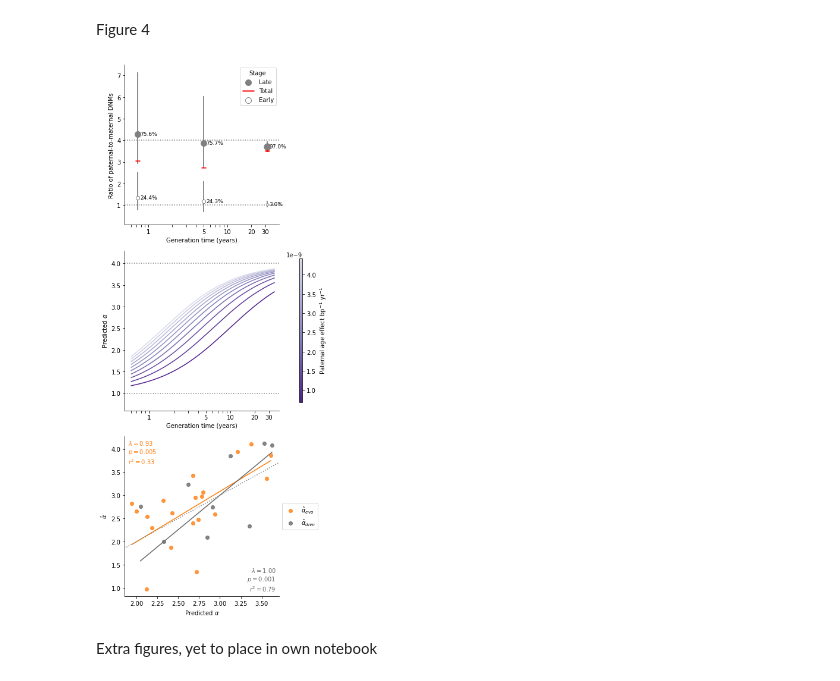
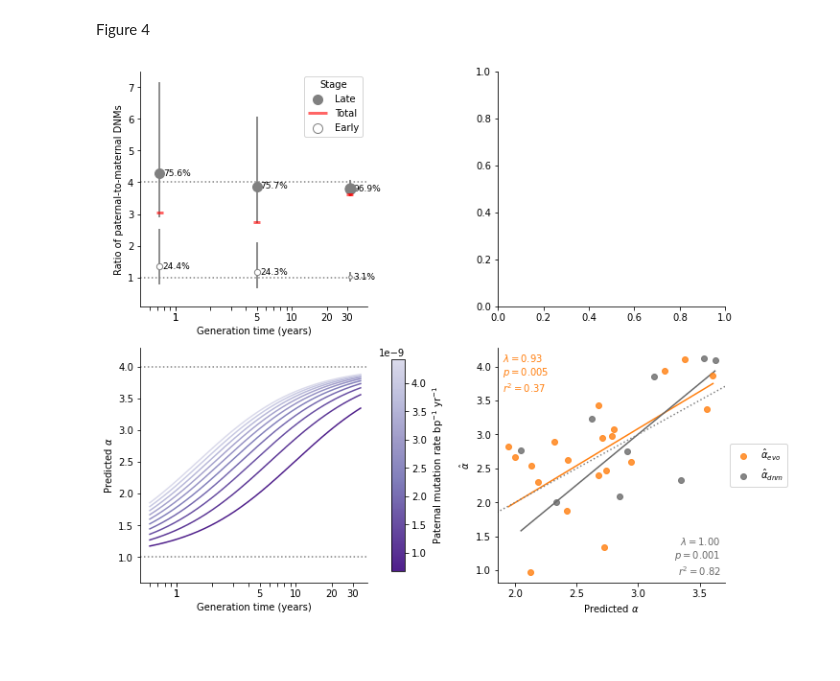
Before and after one commit to flw88/mut_sex_bias_amniotes, a Jupyter notebook: figures/scripts/Figure_4.ipynb, the cells around one changed output. Drawn from its saved outputs; the diff is of its cells as text; code cells hidden in the pictures; blank space fills up the shorter version.

Commit message:
added new figure notebooks

```diff
--- a/figures/scripts/Figure_4.ipynb
+++ b/figures/scripts/Figure_4.ipynb
@@ -4,17 +4,25 @@ import matplotlib as mplt
 # %% [markdown]
 Read data
 # %%
+directory = "../.."
 data = {}
+
 for group in ["Mammals", "Birds"]:
     model_params, xy_data = flib.read_model_xy(group, "./../../scripts/pgls_res/ee5")
     data[group] = {"params":model_params,
                    "xy":xy_data}
-palette = pd.read_csv("./../../data/plot_colors.tsv",sep="\t").set_index("Order").to_dict()["Color"]
-sp2common = pd.read_csv("../../data/latin2common_shortened.txt",sep="\t").set_index("Species").to_dict()["Common_names"]
+
+complete_data = pd.read_csv("{}/data/Table_S1_ee5.csv".format(directory))
+sp2common = flib.df2dict(complete_data, "Species", "Common_name")
+gen_times = flib.df2dict(complete_data, "Species", "Generation_time_y")
+yearly_rates = flib.df2dict(complete_data, "Species", "MutPerYearUCSC")
+yearly_rates = {k:v/1e6 for k,v in yearly_rates.items()}
+
+palette = flib.df2dict(pd.read_csv("{}/data/plot_colors.tsv".format(directory),sep="\t"), "Order", "Color")
 # %% [markdown]
 Figure 4
 # %%
-f,axs0 = plt.subplots(3, 1, figsize=[5.4,12.95],constrained_layout=True)
+f,axs0 = plt.subplots(2, 2, figsize=[10,8],constrained_layout=True)
 axs = axs0.reshape(-1)
 
 ##########################
@@ -39,6 +47,7 @@ species_ages = dnm_stages.set_index("Species")["Parental_age"].to_dict()
 
 ##### Add All (Total) ####
 frac_ee = {}
+
 for sp,df in dnm_stages.groupby("Species"):
     m_dnms, p_dnms = flib.extraploate_parental_dnms(df)
     total_alpha = p_dnms/m_dnms
@@ -47,10 +56,10 @@ for sp,df in dnm_stages.groupby("Species"):
     dnm_stages = pd.concat([dnm_stages,all_df])
     ee = flib.fraction_ee(df)
     frac_ee[sp] = ee
+
 dnm_stages = dnm_stages.reset_index(drop=True)
 dnm_stages = flib.add_binomial_CIs(dnm_stages)
 dnm_stages["Parental_age_log"] = np.log10(list(dnm_stages.Parental_age))
-#dnm_stages = dodge_positions(dnm_stages, "Parental_age_log", "Stage", ["Early_embryonic","PostPGCS","All"], 0.03)
 dnm_stages = dnm_stages.replace("Early_embryonic","Early").replace("PostPGCS","Late")
 
 ###### Plot scatter ######
@@ -92,7 +101,7 @@ ax.legend(title="Stage")
 ax.axhline(y=4, color="gray",linestyle="dotted",label="")
 ax.axhline(y=1, color="gray",linestyle="dotted",label="")
 
-######## Axis #########
+######## Axes #########
 ax.set_xlim([g_x_range[0], g_x_range[1]+0.05])
 ax.set_ylim([0.085, 7.496])
 ax.set_xticks(log10_Gs)
@@ -103,15 +112,9 @@ ax.set_ylabel("Ratio of paternal-to-maternal DNMs")
 ##########################
 ######## Panel B #########
 ##########################
-ax=axs[1]
+ax=axs[2]
 
-####### Read data ########
-rates_df = pd.read_csv("../../data/subrate_div_data.txt",sep="\t")
-yearly_rates = rates_df[rates_df.Subset=="Mammals"].sort_values(by="MutPerYearUCSC", ascending=False).set_index("Species")["MutPerYearUCSC"].to_dict()
-yearly_rates = {k:v/1e6 for k,v in yearly_rates.items()}
 mammal_traits = data["Mammals"]["xy"]
-log_gen_times = mammal_traits[mammal_traits.experiment=="Generation_time_y.Alpha"].set_index("Species")["xvar"].to_dict()
-gen_times = {k:(10**v) for k,v in log_gen_times.items()}
 
 ######## Params #########
 n_e = 5/3e9
@@ -122,10 +125,12 @@ species = list(yearly_rates.keys())
 ### Parental age effects ###
 mu_ms = []
 paternal_effects = {}
+
 for i,sp in enumerate(species):
-    mu_f, mu_m = flib.get_parental_age_effects(yearly_rates[sp], gen_times[sp], gen_times[sp], n_e, 4)
+    mu_f, mu_m = flib.get_parental_age_effects_yrate(yearly_rates[sp], gen_times[sp], gen_times[sp], n_e, 4)
     paternal_effects[sp] = mu_m
     mu_ms.append(mu_m)
+
 mu_m_space = np.linspace(min(mu_ms),max(mu_ms),n_partitions)
 cmap = plt.get_cmap('Purples_r')
 new_cmap = flib.truncate_colormap(cmap, 0.1, 0.75)
@@ -138,9 +143,9 @@ toy_points = ax.scatter([100]*n_partitions, mu_m_space, c=mu_m_space, cmap=new_c
 ax.axhline(y=4, linestyle="dotted", color="gray")
 ax.axhline(y=1, linestyle="dotted", color="gray")
 cbar = plt.colorbar(toy_points, ax=ax, shrink=0.9)#axs[1:2],aspect=100,shrink=0.5
-cbar.set_label(r"Paternal age effect bp$^{-1}$ yr$^{-1}$")
+cbar.set_label(r"Paternal mutation rate bp$^{-1}$ yr$^{-1}$")
 
-######## Axis #########
+######## Axes #########
 ax.set_xlim(g_x_range)
 ax.set_ylim(alpha_y_range)
 ax.set_xticks(log10_Gs)
@@ -151,43 +156,37 @@ ax.set_ylabel(r"Predicted $\alpha$")
 ##########################
 ######## Panel C #########
 ##########################
-ax = axs[2]
+ax = axs[3]
 
 ####### Read data ########
 dnm_params, dnm_data = flib.read_model_xy("DNMs", "./../../scripts/pgls_res/ee5/")
 data["DNMs"] = {"params":dnm_params, "xy":dnm_data}
 pred_alpha_evo = mammal_traits[mammal_traits.experiment=="Predicted_alpha_evo.Alpha"].reset_index(drop=True)
 pred_alpha_dnm = dnm_data[dnm_data.experiment=="Predicted_alpha_dnms_min2trios.Alpha_dnm"].reset_index(drop=True)
 
 ######## Scatter #########
 group = "Mammals"
 color = "C1"
 stats = flib.plot_pgls(data, group, "Predicted_alpha_evo.Alpha", "pgls_ml", ax,
                        color, True, 0.8, True, r"$\hat{\alpha}_{evo}$")
 ax.text(s = r"$\lambda={:.2f}$".format(stats["lambda"]) + "\n" + r"$p={:.3f}$".format(stats["pval"]) + "\n" + r"$r^2={:.2f}$".format(stats["r2"]),
         x=0.02, y=0.98, va="top",ha="left", transform=ax.transAxes,color=color)
 
 group = "DNMs"
 color = "dimgray"
 stats = flib.plot_pgls(data, group, "Predicted_alpha_dnms_min2trios.Alpha_dnm", "pgls_ml", ax,
                        color, True, 0.8, True, r"$\hat{\alpha}_{dnm}$")
 ax.text(s = r"$\lambda={:.2f}$".format(stats["lambda"]) + "\n" + r"$p={:.3f}$".format(stats["pval"]) + "\n" + r"$r^2={:.2f}$".format(stats["r2"]),
         x=0.98, y=0.02, va="bottom",ha="right", transform=ax.transAxes,color=color)
 
 flib.identity_line(ax,color="gray", ls="dotted")
 
-##### Species labels #####
-#selected_species = ["Homo_sapiens","Equus_caballus","Pongo_abelii","Ovis_aries","Canis_lupus_familiaris","Felis_catus",
-#                    "Macaca_mulatta","Mus_musculus","Callithrix_jacchus","Bos_taurus","Sus_scrofa"]
-#plot_sp_text(data, group, "Predicted_alpha_evo.Alpha", sp2common, selected_species, ax, ["black"]*len(colors))
-
-
 ####### Styling ########
 ax.legend(loc='center left', bbox_to_anchor=(1, 0.5))
 ax.set_xlabel(r"Predicted $\alpha$")
 ax.set_ylabel(r"$\hat{\alpha}$")
 
 sns.despine()
-f.savefig("../pdfs/Figure_4_ee5.pdf")
+f.savefig("../pdfs/Figure_4_extraPanel_3Feb.pdf")
 # %% [output]
-[figure, old version]
+[figure, new version]
@@ -222,2 +192,0 @@ f.savefig("../pdfs/Figure_4_ee5.pdf")
-# %% [markdown]
-Extra figures, yet to place in own notebook
```
Also changed, not shown: parts of 15 cells of this notebook, 10 other files.
